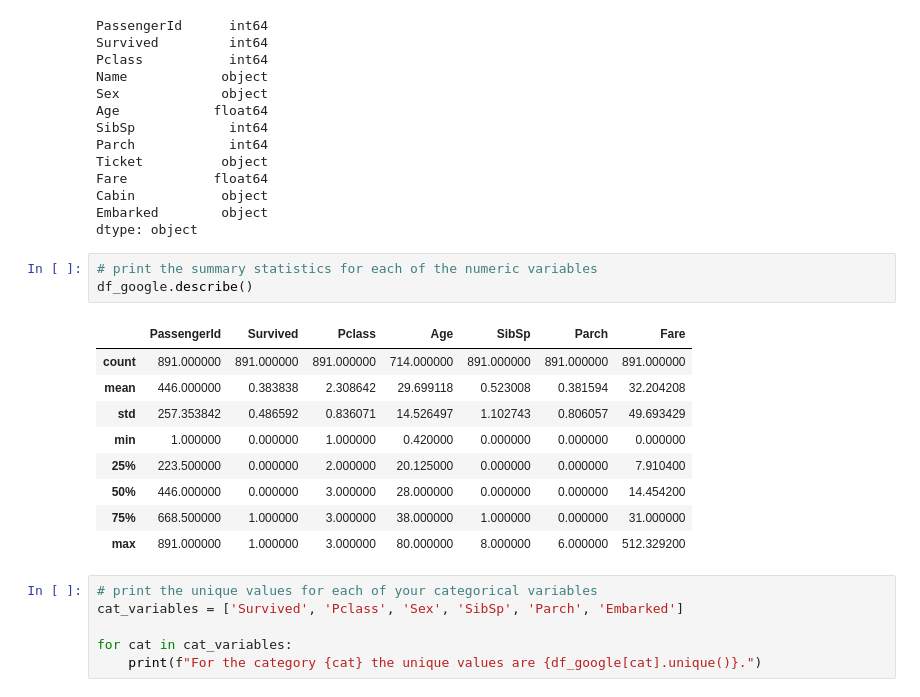
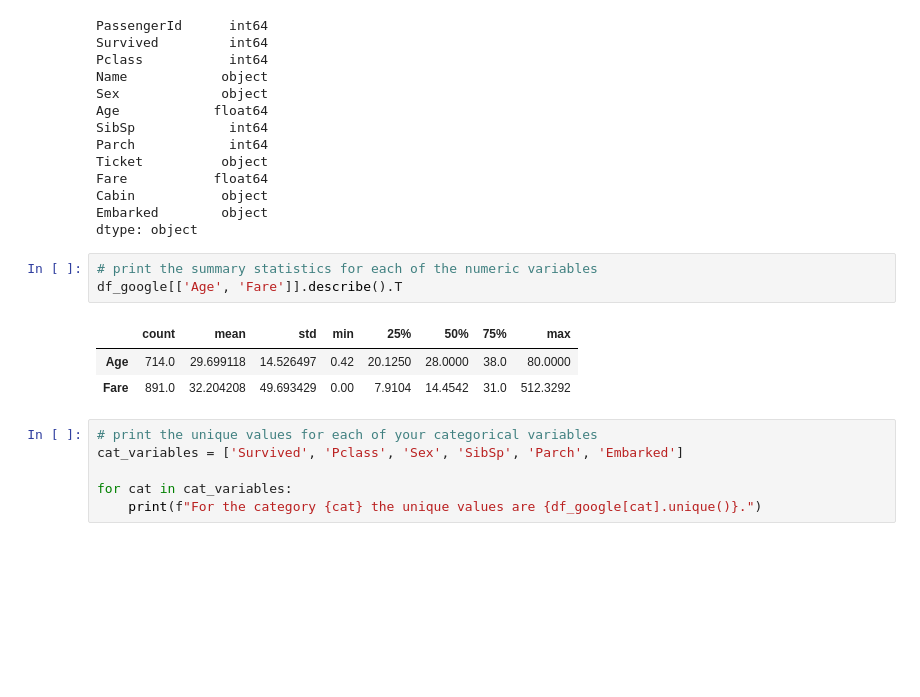
Before and after one commit to AndrewRachuig/classification-exercises, a Jupyter notebook: classification-exercises.ipynb, the cells around one changed output. Drawn from its saved outputs; the diff is of its cells as text; blank space fills up the shorter version.

```diff
--- a/classification-exercises.ipynb
+++ b/classification-exercises.ipynb
@@ -257,17 +245,11 @@ Embarked        object
 dtype: object
 # %%
 # print the summary statistics for each of the numeric variables
-df_google.describe()
+df_google[['Age', 'Fare']].describe().T
 # %% [output]
-|  | PassengerId | Survived | Pclass | Age | SibSp | Parch | Fare |
-| count | 891.000000 | 891.000000 | 891.000000 | 714.000000 | 891.000000 | 891.000000 | 891.000000 |
-| mean | 446.000000 | 0.383838 | 2.308642 | 29.699118 | 0.523008 | 0.381594 | 32.204208 |
-| std | 257.353842 | 0.486592 | 0.836071 | 14.526497 | 1.102743 | 0.806057 | 49.693429 |
-| min | 1.000000 | 0.000000 | 1.000000 | 0.420000 | 0.000000 | 0.000000 | 0.000000 |
-| 25% | 223.500000 | 0.000000 | 2.000000 | 20.125000 | 0.000000 | 0.000000 | 7.910400 |
-| 50% | 446.000000 | 0.000000 | 3.000000 | 28.000000 | 0.000000 | 0.000000 | 14.454200 |
-| 75% | 668.500000 | 1.000000 | 3.000000 | 38.000000 | 1.000000 | 0.000000 | 31.000000 |
-| max | 891.000000 | 1.000000 | 3.000000 | 80.000000 | 8.000000 | 6.000000 | 512.329200 |
+|  | count | mean | std | min | 25% | 50% | 75% | max |
+| Age | 714.0 | 29.699118 | 14.526497 | 0.42 | 20.1250 | 28.0000 | 38.0 | 80.0000 |
+| Fare | 891.0 | 32.204208 | 49.693429 | 0.00 | 7.9104 | 14.4542 | 31.0 | 512.3292 |
 # %%
 # print the unique values for each of your categorical variables
 cat_variables = ['Survived', 'Pclass', 'Sex', 'SibSp', 'Parch', 'Embarked']
```
Also changed, not shown: parts of 23 cells of this notebook, 2 other files.
